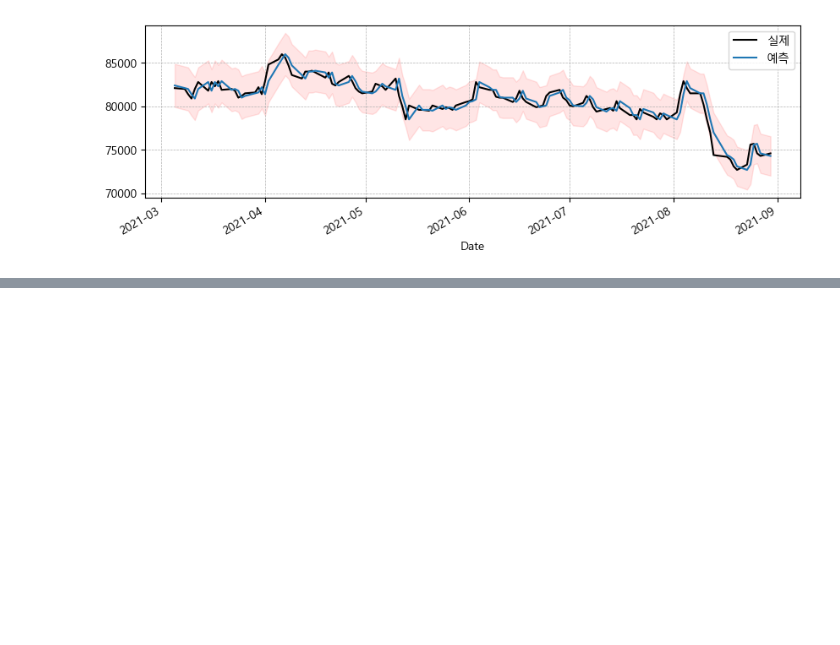
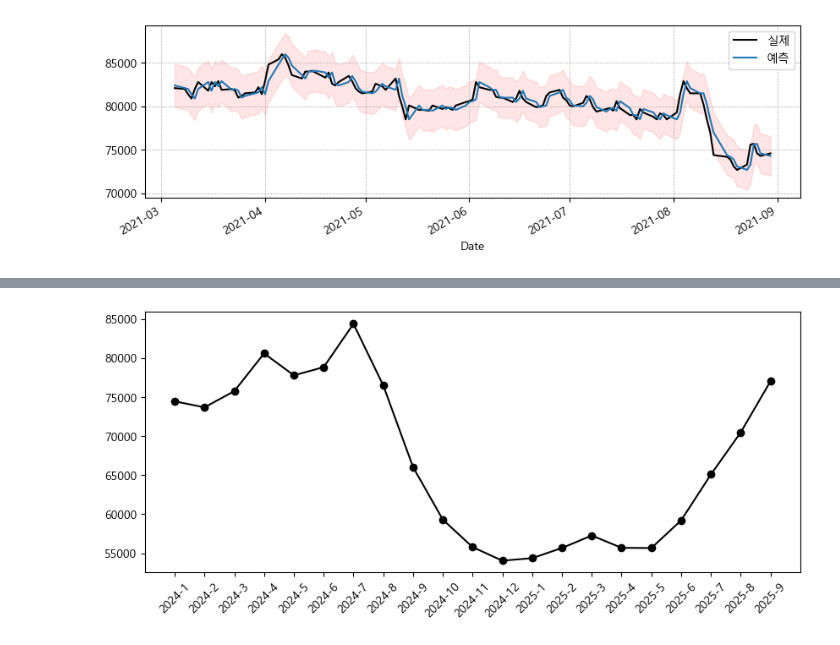
Before and after one commit to junhwan4769/python0, a Jupyter notebook: 05.인공지능/09.시계열(ARIMA).ipynb, the cells around one changed output, grey strips where cells are left out. Cells and saved outputs as stored; diff of their text form; code cells hidden in the pictures; blank space fills up the shorter version.

```diff
--- a/05.인공지능/09.시계열(ARIMA).ipynb
+++ b/05.인공지능/09.시계열(ARIMA).ipynb
@@ -314,0 +462,16 @@ plt.show()
+# %%
+code = '005930'
+start = '2024-01-01'
+end = '2025-09-30'
+df = fdr.DataReader(code, start, end)
+df['year'] = df.index.year
+df['month'] = df.index.month
+group = df.groupby(['year', 'month'])[['Close', 'Volume']].mean()
+group.reset_index(inplace=True)
+plt.figure(figsize=(10,4))
+plt.plot(group.index, group['Close'], marker='o', color='black')
+xticks = [x for x in group.index]
+plt.xticks(xticks, [f'{group.loc[idx,"year"]}-{group.loc[idx, "month"]}' for idx in xticks], rotation=45)
+plt.show()
+# %% [output]
+[figure, added]
```
Also changed, not shown: parts of 19 cells of this notebook, 12 other files.
